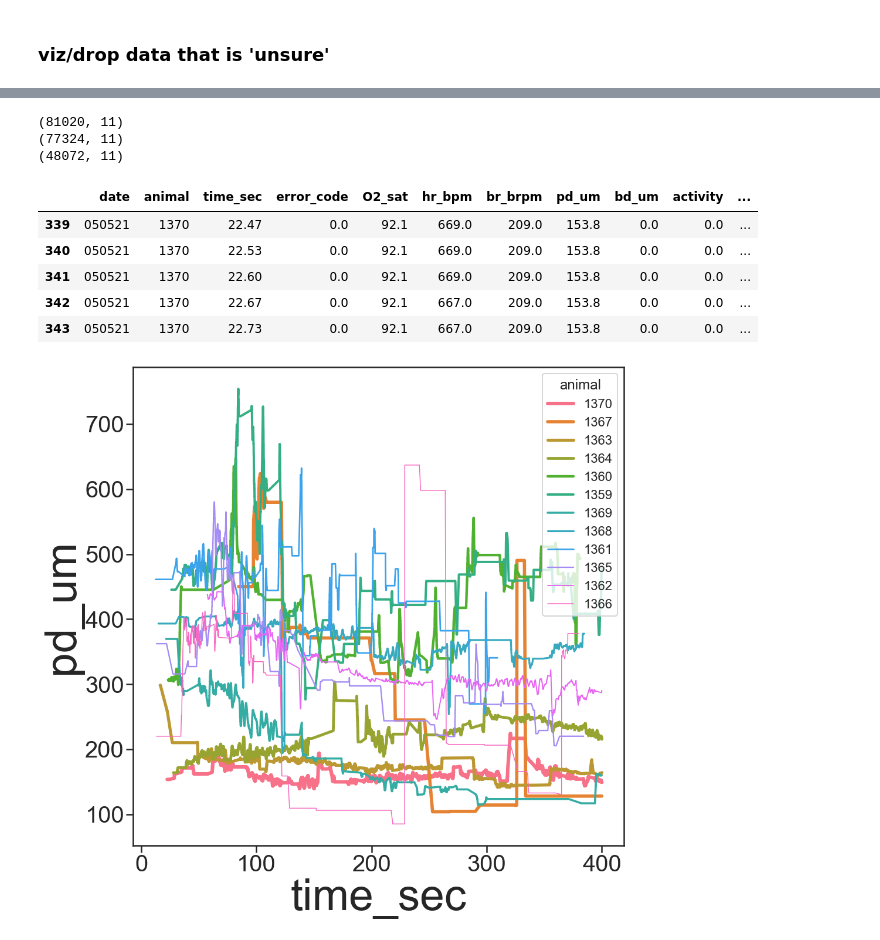
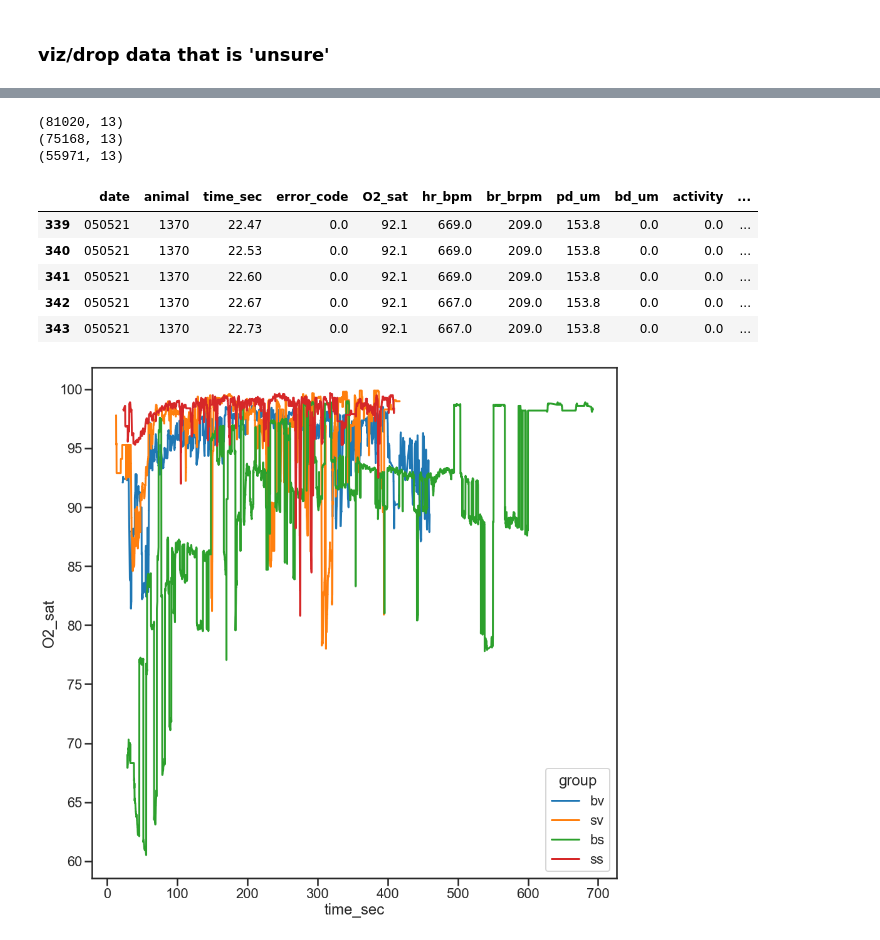
Before and after one commit to grace3999/BB_projects, a Jupyter notebook: MouseOx_single.ipynb, the cells around one changed output, grey strips where cells are left out. Drawn from its saved outputs; the diff is of its cells as text; code cells hidden in the pictures.

```diff
--- a/MouseOx_single.ipynb
+++ b/MouseOx_single.ipynb
@@ -93,10 +119,10 @@ for file in data_file_paths:
     data_int = pd.DataFrame(data = data_int)
 
     #drop un used columns
-    data_int = data_int.drop(['Custom ID', 'Subject', 'File', 'Core', '15Hz'], axis=1)
+    data_int = data_int.drop(['Custom ID', 'Subject', 'Core', '15Hz'], axis=1)
 
     #update columns names
-    data_int.columns = ['time_sec', 'error_code',
+    data_int.columns = ['time_sec', 'file_marker', 'error_code',
                         'O2_sat', 'hr_bpm', 'br_brpm', 'pd_um', 'bd_um', 'activity', 'datetime']
 
     #drop rows with param meta data
@@ -162,3 +188,22 @@ data_final_clean.head()
 | 4 | 050521 | 1370 | 0.13 | 0.0 | 0.0 | 0.0 | 0.0 | 0.0 | 0.0 | 0.0 | ... |
 | 5 | 050521 | 1370 | 0.20 | 0.0 | 0.0 | 0.0 | 0.0 | 0.0 | 0.0 | 0.0 | ... |
 | 6 | 050521 | 1370 | 0.27 | 0.0 | 0.0 | 0.0 | 0.0 | 0.0 | 0.0 | 0.0 | ... |
+# %%
+data_final_clean['animal'].value_counts()
+
+groups_dict = {'1359':'ss',
+               '1360':'ss',
+               '1361':'ss',
+               '1362':'bs',
+               '1363':'bs',
+               '1364':'bs',
+               '1365':'sv',
+               '1366':'sv',
+               '1367':'sv',
+               '1368':'bv',
+               '1369':'bv',
+               '1370':'bv'}
+
+data_final_clean['group'] = data_final_clean['animal'].map(groups_dict)
+
+data_final_clean.head()
@@ -164,0 +217,3 @@ data_final_clean.head()
+# %%
+data_final_clean['time_sec_round'] = np.round(data_final_clean['time_sec'])
+data_final_clean.tail()
@@ -236,16 +284,16 @@ for animal in data_final_clean['animal'].unique():
 # %%
 print(data_final_clean.shape)
-data_hr = data_final_clean[data_final_clean['pd_um']>0]
+data_hr = data_final_clean[data_final_clean['O2_sat']>0]
 print(data_hr.shape)
 code_drops = [2,3,4,6,8,9]
 data_hr = data_hr[~data_hr['error_code'].isin(code_drops)]
-data_hr = data_hr[data_hr['time_sec']<400]
+#data_hr = data_hr[data_hr['time_sec']<400]
 print(data_hr.shape)
 data_hr.head()
 # %% [output]
-(81020, 11)
-(77324, 11)
-(48072, 11)
+(81020, 13)
+(75168, 13)
+(55971, 13)
 |  | date | animal | time_sec | error_code | O2_sat | hr_bpm | br_brpm | pd_um | bd_um | activity | ... |
 | 339 | 050521 | 1370 | 22.47 | 0.0 | 92.1 | 669.0 | 209.0 | 153.8 | 0.0 | 0.0 | ... |
 | 340 | 050521 | 1370 | 22.53 | 0.0 | 92.1 | 669.0 | 209.0 | 153.8 | 0.0 | 0.0 | ... |
@@ -254,7 +302,7 @@ data_hr.head()
 | 343 | 050521 | 1370 | 22.73 | 0.0 | 92.1 | 667.0 | 209.0 | 153.8 | 0.0 | 0.0 | ... |
 # %%
 plt.figure(figsize=(15,15))
-sns.lineplot(x='time_sec', y='pd_um', data=data_hr, ci=None, hue='animal', size='animal')
+sns.lineplot(x='time_sec', y='O2_sat', data=data_hr, ci=None, hue='group')
 plt.show()
 # %% [output]
-[figure, old version]
+[figure, new version]
```
Also changed, not shown: parts of 17 cells of this notebook.
